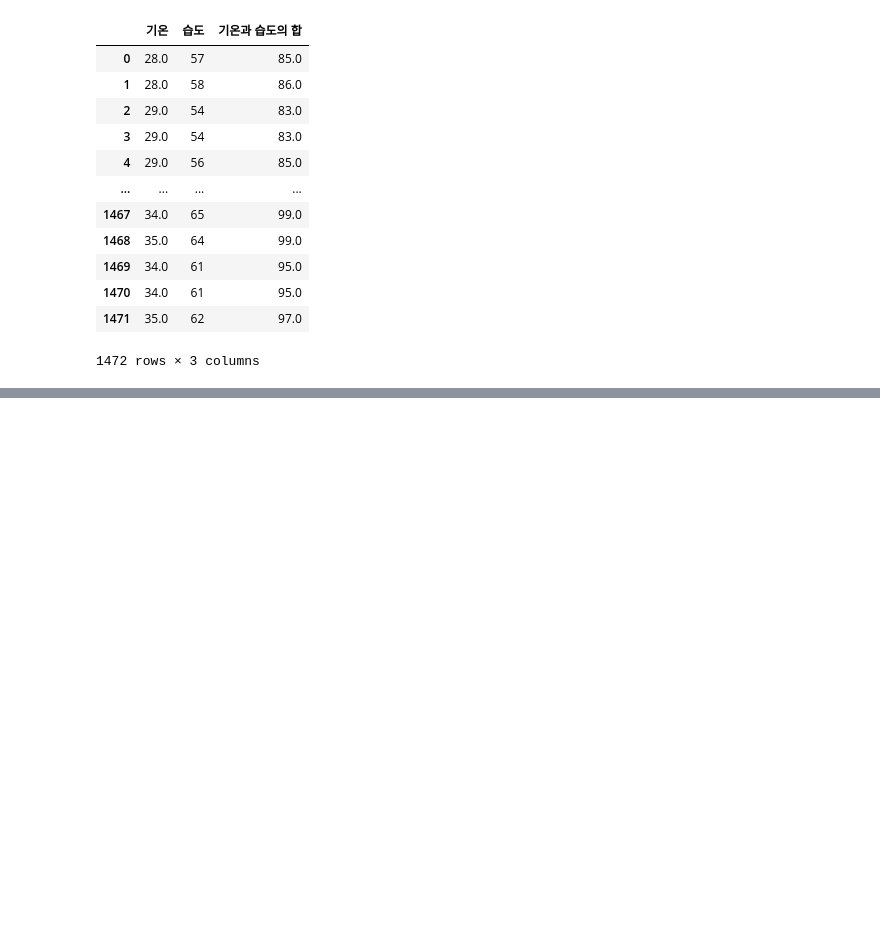
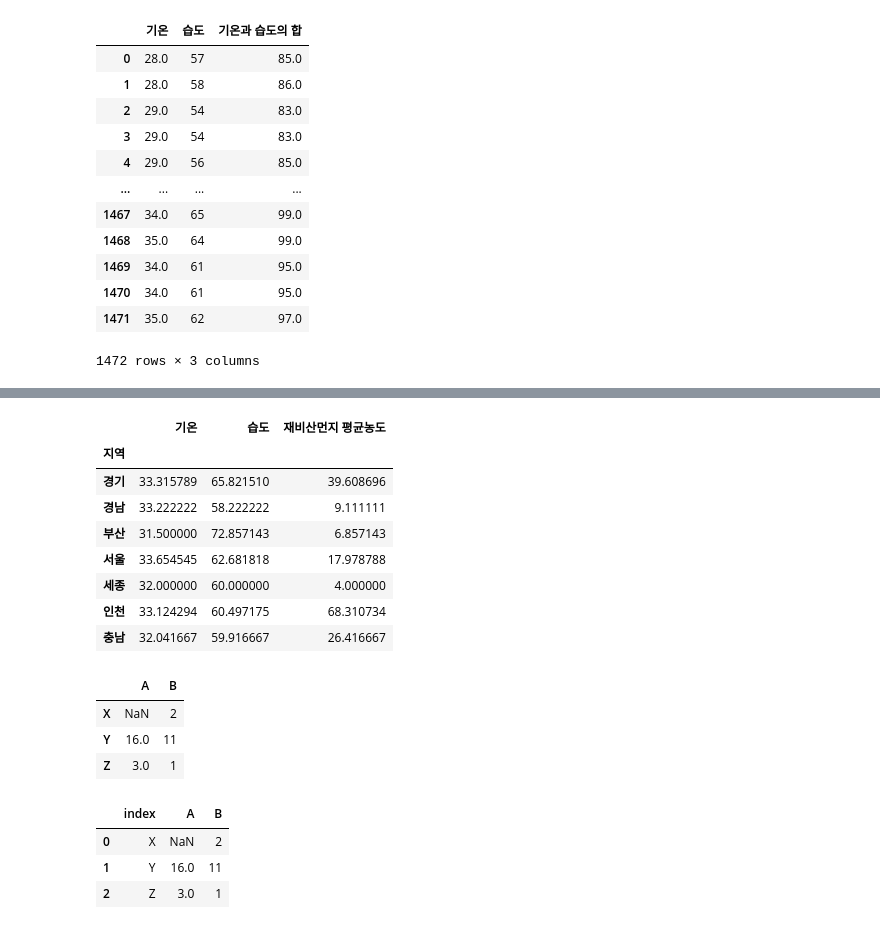
Before and after one commit to MeluvRose/My_test_note, a Jupyter notebook: Untitled3.ipynb, the cells around one changed output, grey strips where cells are left out. Saved outputs shown, nothing was run; the diff lists cells and outputs as text; code cells hidden in the pictures; blank space fills up the shorter version.

```diff
--- a/Untitled3.ipynb
+++ b/Untitled3.ipynb
@@ -107,0 +147,39 @@ df[['기온', '습도', '기온과 습도의 합']]
+# %%
+df_subset.groupby('지역').mean()
+# %% [output]
+|  | 기온 | 습도 | 재비산먼지 평균농도 |
+| 지역 |  |  |  |
+| 경기 | 33.315789 | 65.821510 | 39.608696 |
+| 경남 | 33.222222 | 58.222222 | 9.111111 |
+| 부산 | 31.500000 | 72.857143 | 6.857143 |
+| 서울 | 33.654545 | 62.681818 | 17.978788 |
+| 세종 | 32.000000 | 60.000000 | 4.000000 |
+| 인천 | 33.124294 | 60.497175 | 68.310734 |
+| 충남 | 32.041667 | 59.916667 | 26.416667 |
+# %%
+import numpy as np
+
+table1 = pd.DataFrame(
+    [[np.nan, 2],
+     [16,    11],
+     [3,      1]],
+    index=['X', 'Y', 'Z'],
+    columns=['A', 'B'])
+
+table1
+# %% [output]
+|  | A | B |
+| X | NaN | 2 |
+| Y | 16.0 | 11 |
+| Z | 3.0 | 1 |
+# %%
+# wide -> tidy
+
+### 행의 인덱스를 선택하고, 이를 행으로 새로 추가합니다.
+tidy1 = table1.reset_index() # rownames를 새로 설정
+tidy1
+# %% [output]
+|  | index | A | B |
+| 0 | X | NaN | 2 |
+| 1 | Y | 16.0 | 11 |
+| 2 | Z | 3.0 | 1 |
```
Also changed, not shown: parts of 6 cells of this notebook.
